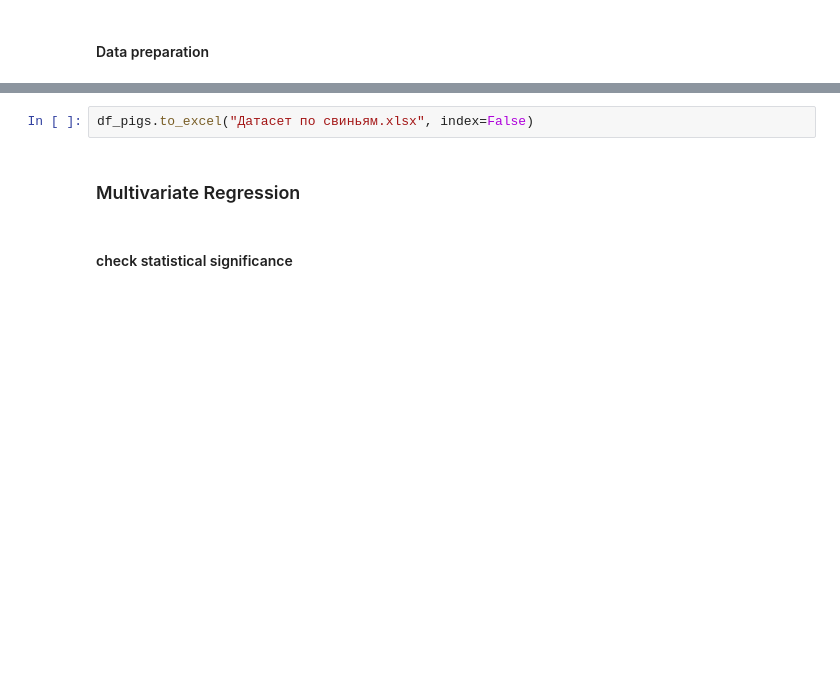
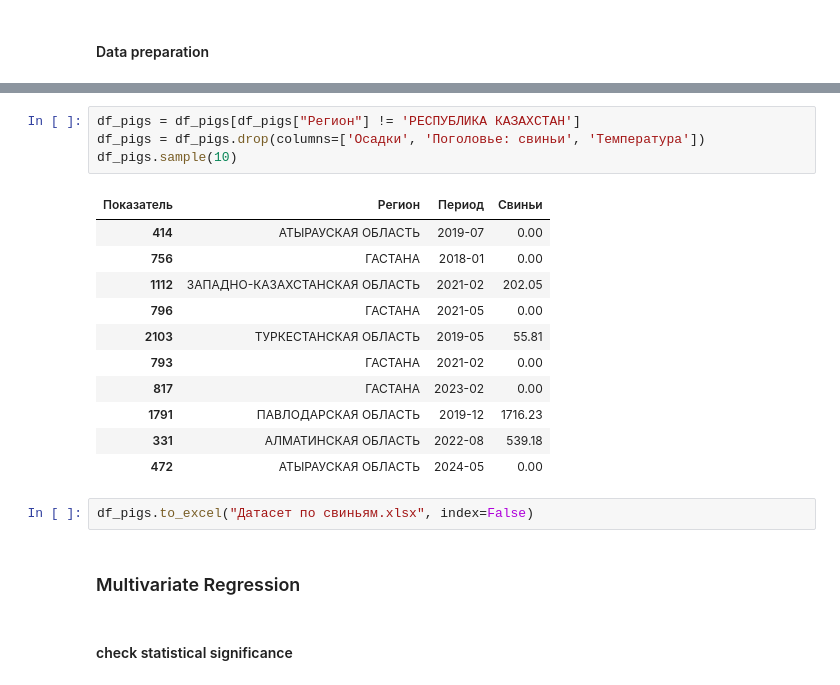
Before and after one commit to Madi147/ICC, a Jupyter notebook: Models/Свиньи/Models_свиньи.ipynb, the cells around one changed output, grey strips where cells are left out. Drawn from its saved outputs; the diff is of its cells as text; blank space fills up the shorter version.

```diff
--- a/Models/Свиньи/Models_свиньи.ipynb
+++ b/Models/Свиньи/Models_свиньи.ipynb
@@ -108,3 +106,19 @@ df_pigs
+# %%
+df_pigs = df_pigs[df_pigs["Регион"] != 'РЕСПУБЛИКА КАЗАХСТАН']
+df_pigs = df_pigs.drop(columns=['Осадки', 'Поголовье: свиньи', 'Температура'])
+df_pigs.sample(10)
+# %% [output]
+| Показатель | Регион | Период | Свиньи |
+| 414 | АТЫРАУСКАЯ ОБЛАСТЬ | 2019-07 | 0.00 |
+| 756 | ГАСТАНА | 2018-01 | 0.00 |
+| 1112 | ЗАПАДНО-КАЗАХСТАНСКАЯ ОБЛАСТЬ | 2021-02 | 202.05 |
+| 796 | ГАСТАНА | 2021-05 | 0.00 |
+| 2103 | ТУРКЕСТАНСКАЯ ОБЛАСТЬ | 2019-05 | 55.81 |
+| 793 | ГАСТАНА | 2021-02 | 0.00 |
+| 817 | ГАСТАНА | 2023-02 | 0.00 |
+| 1791 | ПАВЛОДАРСКАЯ ОБЛАСТЬ | 2019-12 | 1716.23 |
+| 331 | АЛМАТИНСКАЯ ОБЛАСТЬ | 2022-08 | 539.18 |
+| 472 | АТЫРАУСКАЯ ОБЛАСТЬ | 2024-05 | 0.00 |
 # %%
 df_pigs.to_excel("Датасет по свиньям.xlsx", index=False)
 # %% [markdown]
```
Also changed, not shown: parts of 3 cells of this notebook, 8 other files.
